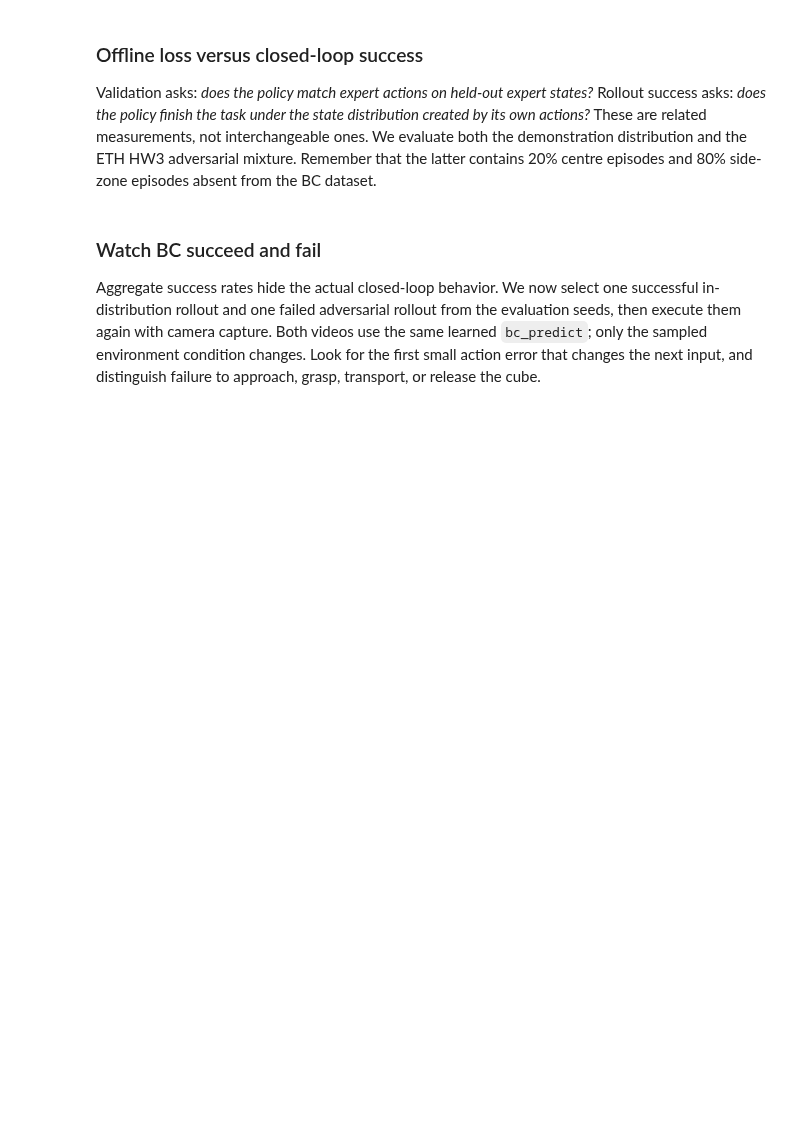
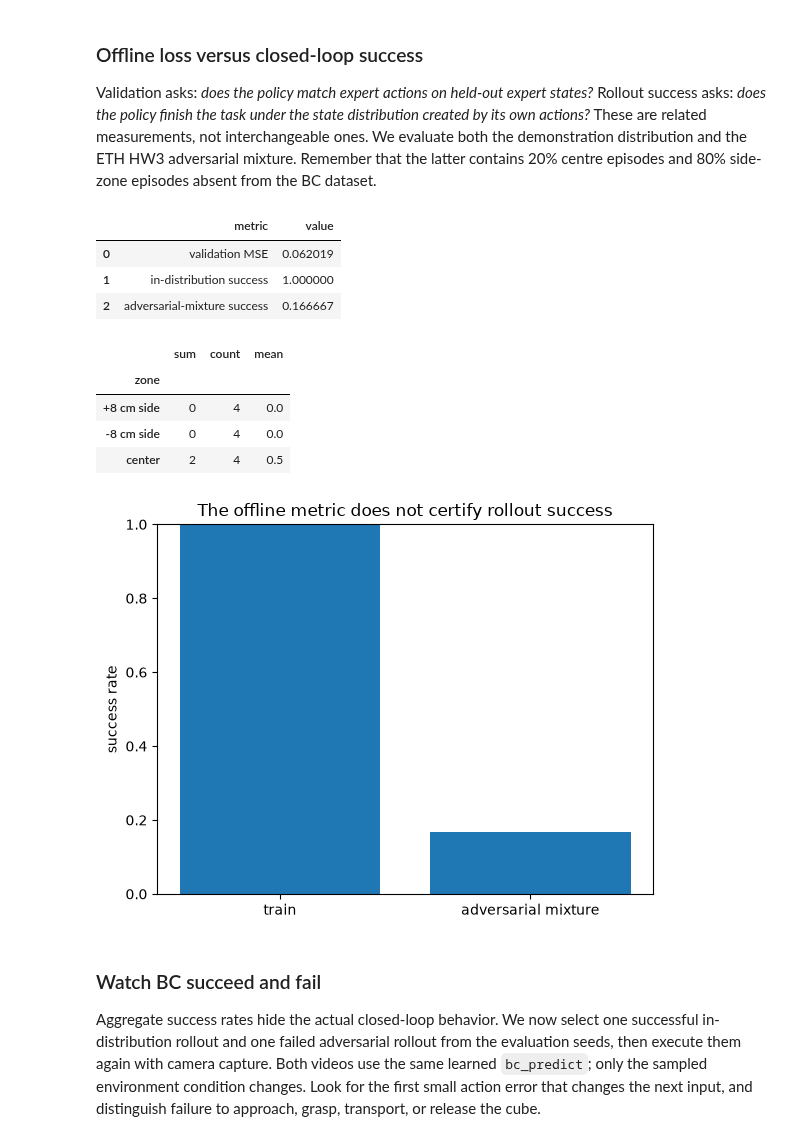
Before and after one commit to IgorRazumvskii/multimodal-vla-course, a Jupyter notebook: 02-imitation-learning/notebooks/seminar_02_imitation_learning_student.ipynb, the cells around one changed output. Drawn from its saved outputs; the diff is of its cells as text; code cells hidden in the pictures; blank space fills up the shorter version.

```diff
--- a/02-imitation-learning/notebooks/seminar_02_imitation_learning_student.ipynb
+++ b/02-imitation-learning/notebooks/seminar_02_imitation_learning_student.ipynb
@@ -368,8 +395,10 @@ temporal ensembling in depth.
 start = time.time()
 bc_data = generate_expert_dataset(
     lambda seed: SO101Env(seed=seed, obstacle_mode='train', render_size=(96, 72)),
-    episodes=20, chunk_size=CHUNK_SIZE)
+    episodes=60, chunk_size=CHUNK_SIZE)
 print({k: v.shape for k, v in bc_data.items()}, f'generated in {time.time()-start:.1f}s')
-train_mask = bc_data['episode'] < 16
-val_mask = ~train_mask
-print('train/validation examples:', train_mask.sum(), val_mask.sum())
+train_mask = bc_data['episode'] < 48
+selection_mask = (bc_data['episode'] >= 48) & (bc_data['episode'] < 54)
+val_mask = bc_data['episode'] >= 54
+print('train/selection/validation examples:',
+      train_mask.sum(), selection_mask.sum(), val_mask.sum())
@@ -479,16 +581,35 @@ episodes and 80% side-zone episodes absent from the BC dataset.
 # %%
 eval_seeds = np.arange(100, 112)
 bc_in = evaluate_policy(lambda s: SO101Env(seed=s, obstacle_mode='train', render_size=(96,72)),
                         bc_predict, eval_seeds)
 bc_adversarial = evaluate_policy(
     lambda s: SO101Env(seed=s, obstacle_mode='adversarial', render_size=(96,72)),
     bc_predict, eval_seeds)
 results = pd.DataFrame({'metric': ['validation MSE', 'in-distribution success',
                                    'adversarial-mixture success'],
                         'value': [validation_mse, bc_in.mean(), bc_adversarial.mean()]})
 display(results)
+eval_zones = []
+for seed in eval_seeds:
+    zone_env = SO101Env(seed=int(seed), obstacle_mode='adversarial',
+                        render_size=(96,72))
+    eval_zones.append(zone_env.obstacle_zone)
+    zone_env.close()
+bc_by_zone = pd.DataFrame({'zone': eval_zones, 'success': bc_adversarial})
+display(bc_by_zone.groupby('zone')['success'].agg(['sum', 'count', 'mean']))
 plt.bar(['train', 'adversarial mixture'], [bc_in.mean(), bc_adversarial.mean()]); plt.ylim(0,1)
 plt.ylabel('success rate'); plt.title('The offline metric does not certify rollout success'); plt.show()
+# %% [output]
+|  | metric | value |
+| 0 | validation MSE | 0.062019 |
+| 1 | in-distribution success | 1.000000 |
+| 2 | adversarial-mixture success | 0.166667 |
+|  | sum | count | mean |
+| zone |  |  |  |
+| +8 cm side | 0 | 4 | 0.0 |
+| -8 cm side | 0 | 4 | 0.0 |
+| center | 2 | 4 | 0.5 |
+[figure, added]
 # %% [markdown]
 ### Watch BC succeed and fail
 
```
Also changed, not shown: parts of 19 cells of this notebook.
